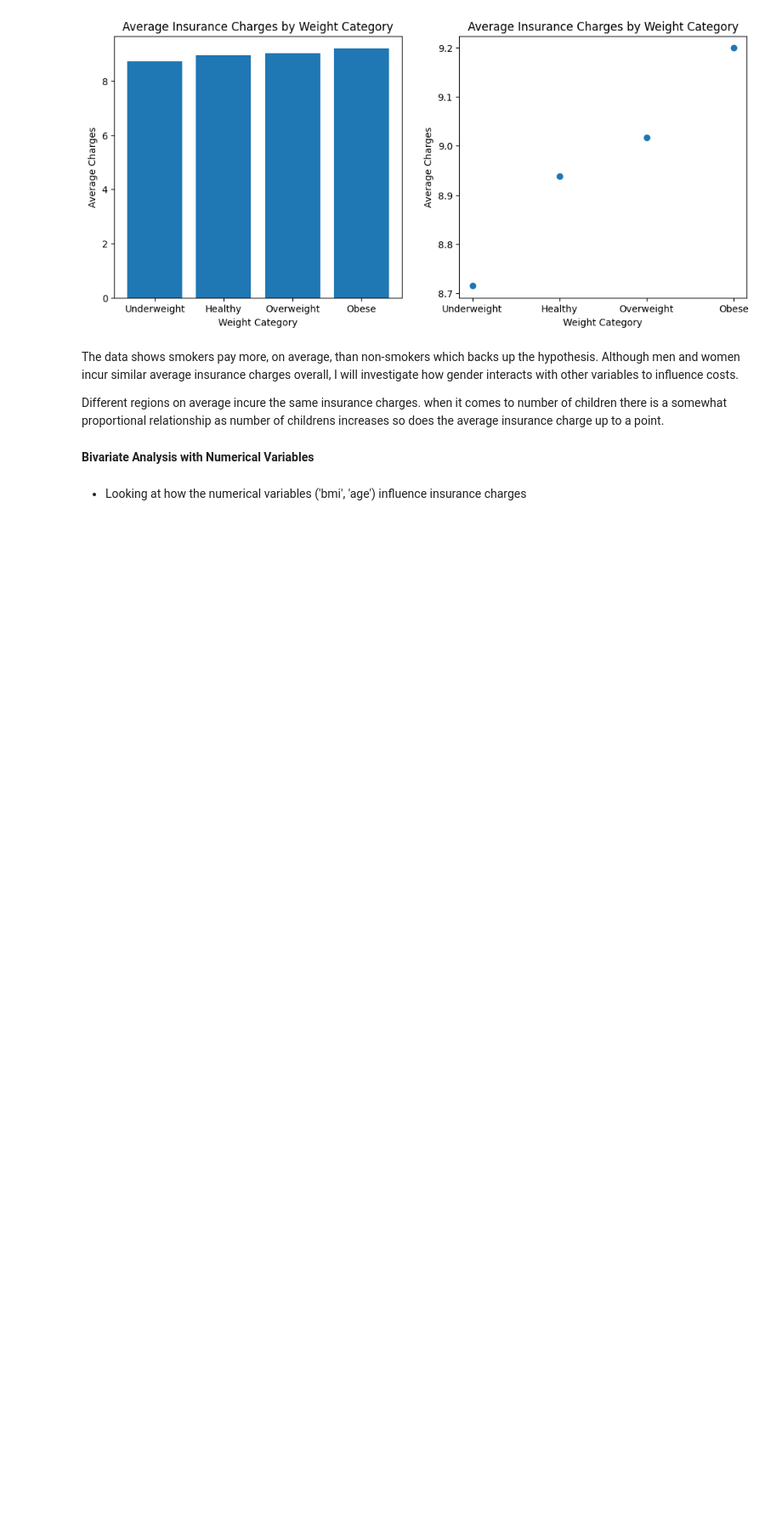
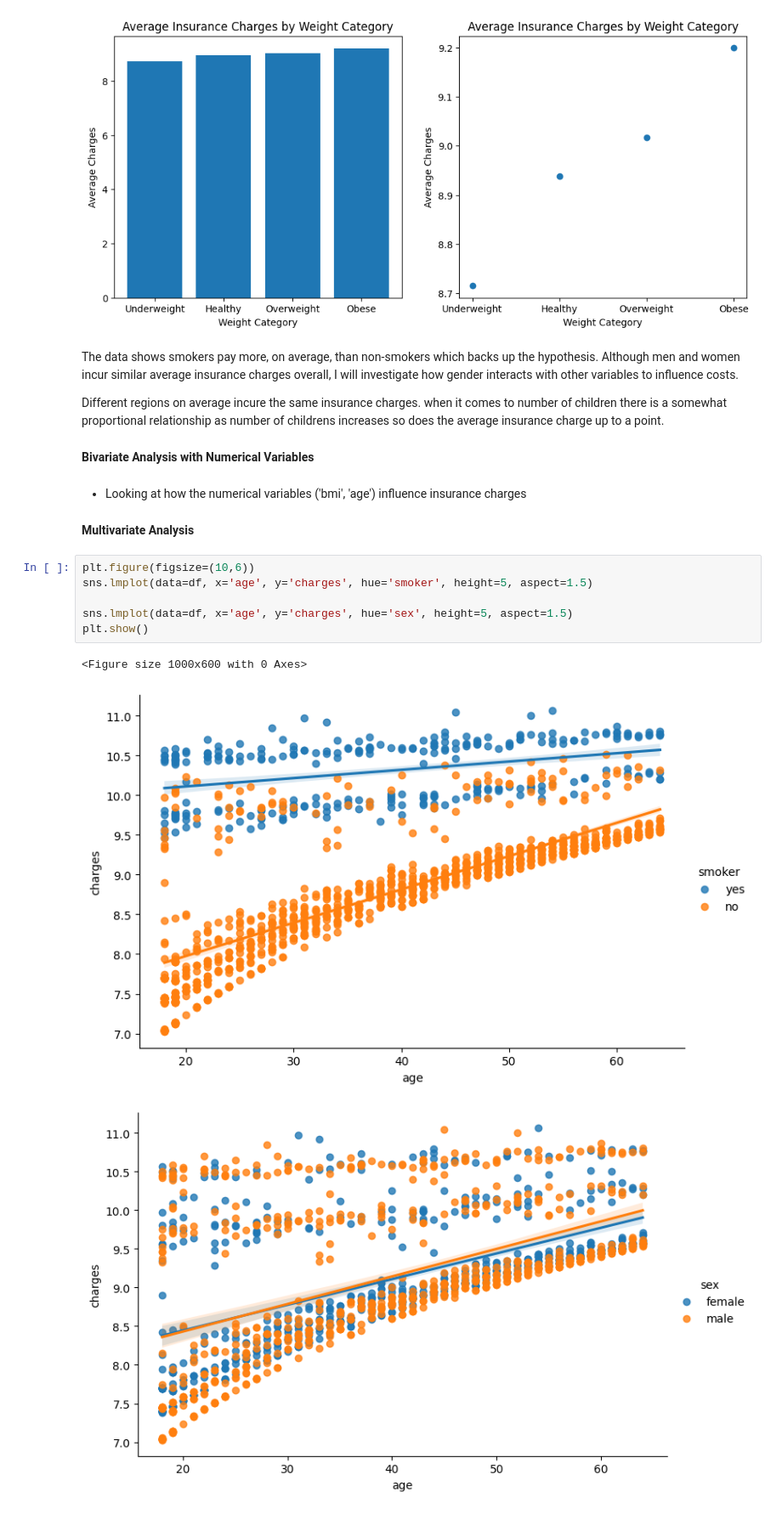
Before and after one commit to Lailah-Idrees/medical_insurance_data_analysis, a Jupyter notebook: jupyter_notebooks/Data_Visualisation.ipynb, the cells around one changed output. Shown at 85% size. Drawn from its saved outputs; the diff is of its cells as text; blank space fills up the shorter version.

Commit message:
Inital Data Visualisations

```diff
--- a/jupyter_notebooks/Data_Visualisation.ipynb
+++ b/jupyter_notebooks/Data_Visualisation.ipynb
@@ -138,3 +138,15 @@ when it comes to number of children there is a somewhat proportional relationshi
 **Bivariate Analysis with Numerical Variables**
 # %% [markdown]
 * Looking at how the numerical variables ('bmi', 'age') influence insurance charges
+# %% [markdown]
+**Multivariate Analysis**
+# %%
+plt.figure(figsize=(10,6))
+sns.lmplot(data=df, x='age', y='charges', hue='smoker', height=5, aspect=1.5)
+
+sns.lmplot(data=df, x='age', y='charges', hue='sex', height=5, aspect=1.5)
+plt.show()
+# %% [output]
+<Figure size 1000x600 with 0 Axes>
+[figure, added]
+[figure, added]
```
Also changed, not shown: parts of 9 cells of this notebook.
